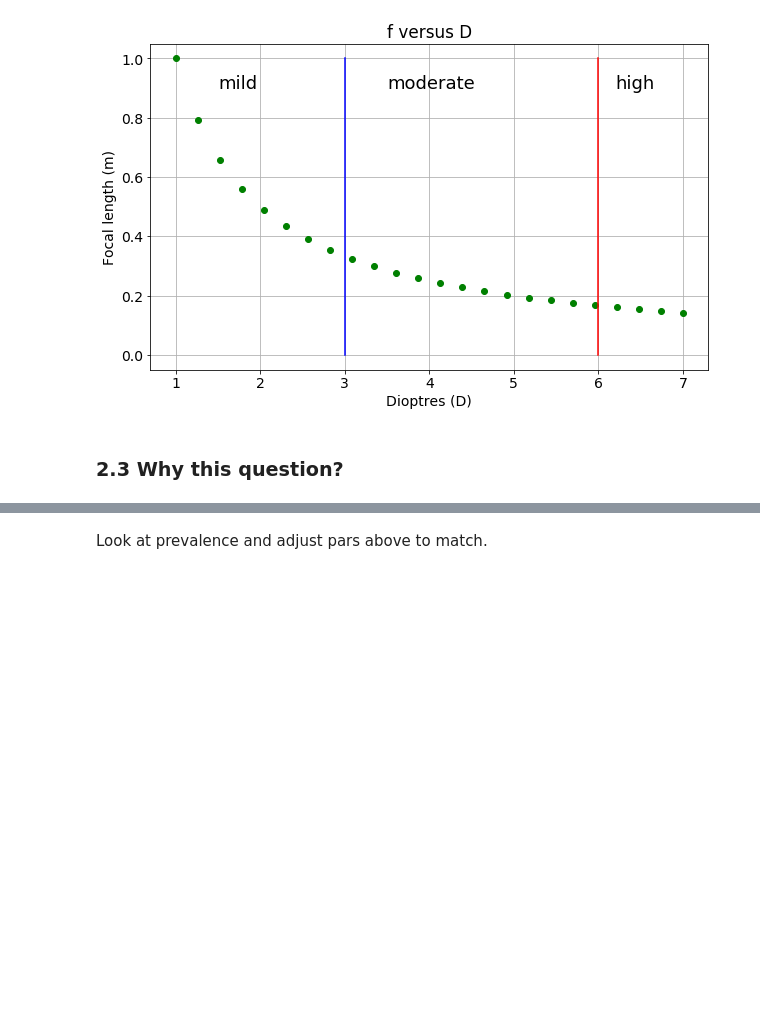
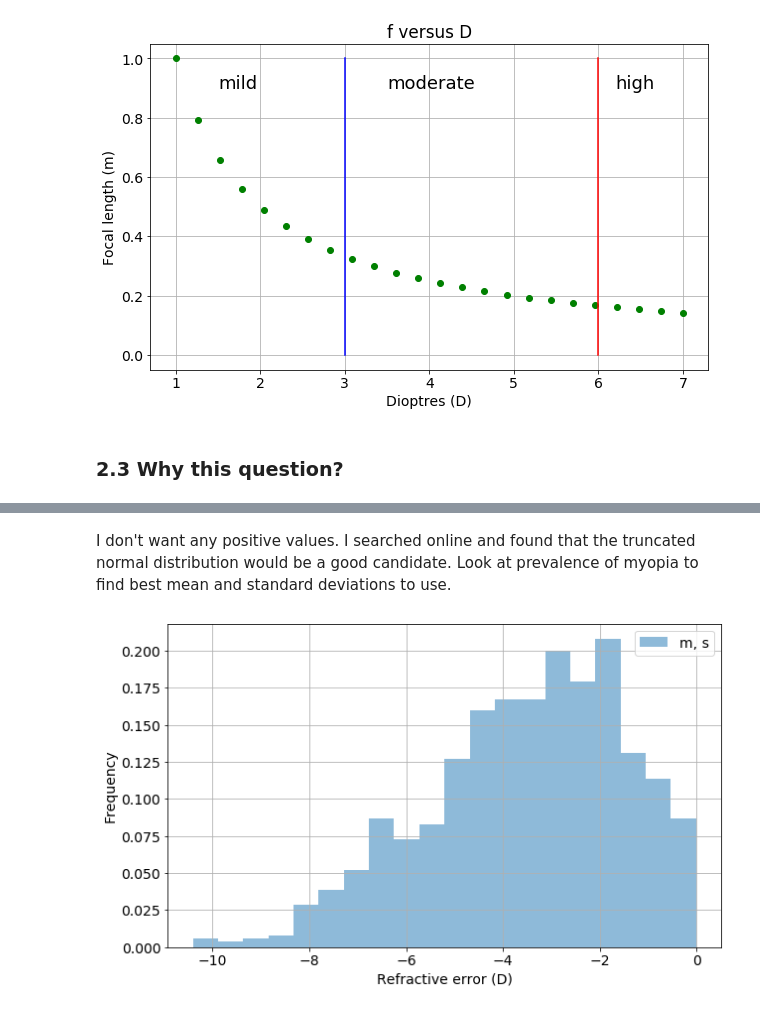
Before and after one commit to elizabethdaly/simulating-data, a Jupyter notebook: eyesight.ipynb, the cells around one changed output, grey strips where cells are left out. Saved outputs shown, nothing was run; the diff lists cells and outputs as text; code cells hidden in the pictures; blank space fills up the shorter version.

```diff
--- a/eyesight.ipynb
+++ b/eyesight.ipynb
@@ -103,0 +106,3 @@ age in years, 0 +, numeric
+# %%
+# number of samples/observations in the data set
+n = 1000
@@ -118,2 +149,24 @@ plt.grid()
-# %% [markdown]
-Look at prevalence and adjust pars above to match.
+# %% [markdown]
+I don't want any positive values. I searched online and found that the truncated normal distribution would be a good candidate.
+Look at prevalence  of myopia to find best mean and standard deviations to use.
+# %%
+# Modified from:
+# https://stackoverflow.com/questions/18441779/how-to-specify-upper-and-lower-limits-when-using-numpy-random-normal
+
+m, s = -3.1, 2.4
+lower, upper = -15, 0
+
+#instantiate an object X using the above four parameters,
+X = stats.truncnorm((lower - m) / s, (upper - m) / s, loc = m, scale = s)
+
+# Need PDF for this dist.
+
+#generate sample data
+samples = X.rvs(n)
+plt.hist(samples, bins= 20, density=True, alpha=0.5, label='m, s')
+plt.xlabel("Refractive error (D)")
+plt.ylabel("Frequency")
+plt.legend()
+plt.grid()
+# %% [output]
+[figure, added]
```
Also changed, not shown: parts of 16 cells of this notebook, 1 other file.
